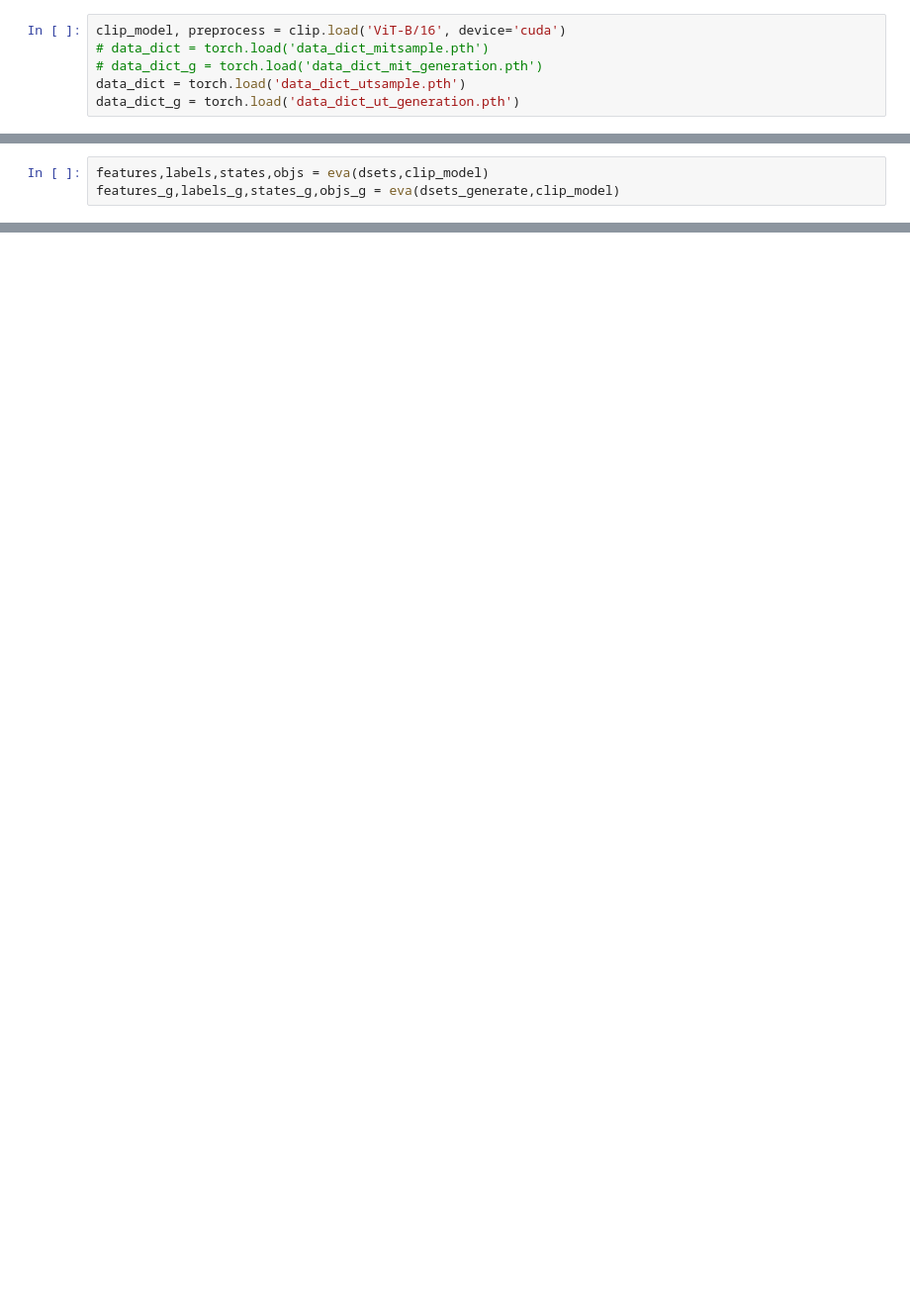
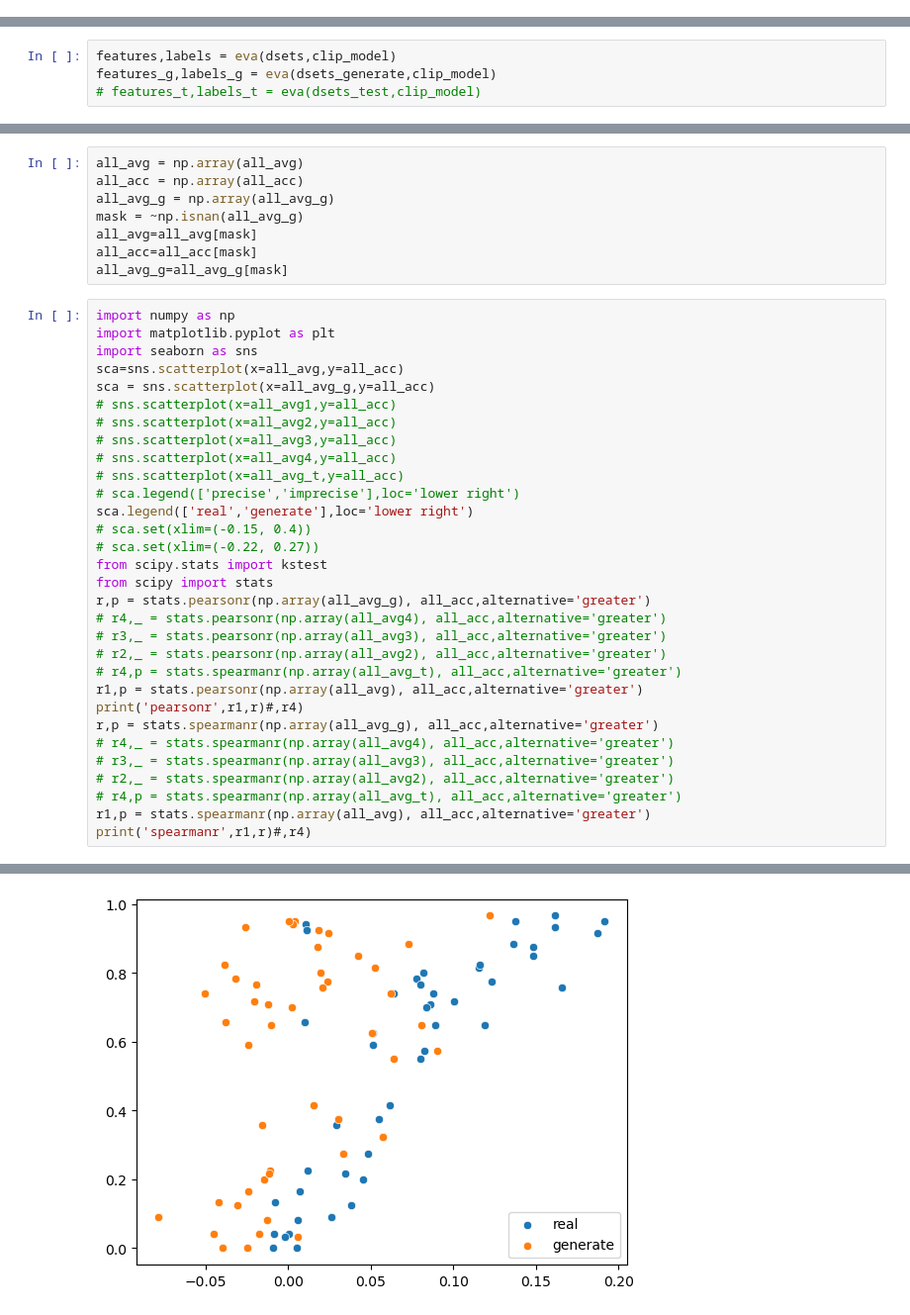
Before and after one commit to LiuXiaotong96/CLIP_local_understanding, a Jupyter notebook: code/CZSL.ipynb, the cells around one changed output, grey strips where cells are left out. Shown at 99% size. Cells and saved outputs as stored; diff of their text form; blank space fills up the shorter version.

```diff
--- a/code/CZSL.ipynb
+++ b/code/CZSL.ipynb
@@ -8,6 +10,0 @@ from Reader import ImageReader
-# %%
-clip_model, preprocess = clip.load('ViT-B/16', device='cuda')
-# data_dict = torch.load('data_dict_mitsample.pth')
-# data_dict_g = torch.load('data_dict_mit_generation.pth')
-data_dict = torch.load('data_dict_utsample.pth')
-data_dict_g = torch.load('data_dict_ut_generation.pth')
@@ -43,3 +85,4 @@ def eva(dsets, model):
 # %%
-features,labels,states,objs = eva(dsets,clip_model)
-features_g,labels_g,states_g,objs_g = eva(dsets_generate,clip_model)
+features,labels = eva(dsets,clip_model)
+features_g,labels_g = eva(dsets_generate,clip_model)
+# features_t,labels_t = eva(dsets_test,clip_model)
@@ -278,0 +325,40 @@ g 0.6945071953005387 3.3291793732587393e-07
+# %%
+all_avg = np.array(all_avg)
+all_acc = np.array(all_acc)
+all_avg_g = np.array(all_avg_g)
+mask = ~np.isnan(all_avg_g)
+all_avg=all_avg[mask]
+all_acc=all_acc[mask]
+all_avg_g=all_avg_g[mask]
+# %%
+import numpy as np
+import matplotlib.pyplot as plt
+import seaborn as sns
+sca=sns.scatterplot(x=all_avg,y=all_acc)
+sca = sns.scatterplot(x=all_avg_g,y=all_acc)
+# sns.scatterplot(x=all_avg1,y=all_acc)
+# sns.scatterplot(x=all_avg2,y=all_acc)
+# sns.scatterplot(x=all_avg3,y=all_acc)
+# sns.scatterplot(x=all_avg4,y=all_acc)
+# sns.scatterplot(x=all_avg_t,y=all_acc)
+# sca.legend(['precise','imprecise'],loc='lower right')
+sca.legend(['real','generate'],loc='lower right')
+# sca.set(xlim=(-0.15, 0.4))
+# sca.set(xlim=(-0.22, 0.27))
+from scipy.stats import kstest
+from scipy import stats
+r,p = stats.pearsonr(np.array(all_avg_g), all_acc,alternative='greater')
+# r4,_ = stats.pearsonr(np.array(all_avg4), all_acc,alternative='greater')
+# r3,_ = stats.pearsonr(np.array(all_avg3), all_acc,alternative='greater')
+# r2,_ = stats.pearsonr(np.array(all_avg2), all_acc,alternative='greater')
+# r4,p = stats.spearmanr(np.array(all_avg_t), all_acc,alternative='greater')
+r1,p = stats.pearsonr(np.array(all_avg), all_acc,alternative='greater')
+print('pearsonr',r1,r)#,r4)
+r,p = stats.spearmanr(np.array(all_avg_g), all_acc,alternative='greater')
+# r4,_ = stats.spearmanr(np.array(all_avg4), all_acc,alternative='greater')
+# r3,_ = stats.spearmanr(np.array(all_avg3), all_acc,alternative='greater')
+# r2,_ = stats.spearmanr(np.array(all_avg2), all_acc,alternative='greater')
+# r4,p = stats.spearmanr(np.array(all_avg_t), all_acc,alternative='greater')
+r1,p = stats.spearmanr(np.array(all_avg), all_acc,alternative='greater')
+print('spearmanr',r1,r)#,r4)
+# %% [output]
@@ -278,0 +367 @@ g 0.6945071953005387 3.3291793732587393e-07
+[figure, added]
```
Also changed, not shown: parts of 24 cells of this notebook.
